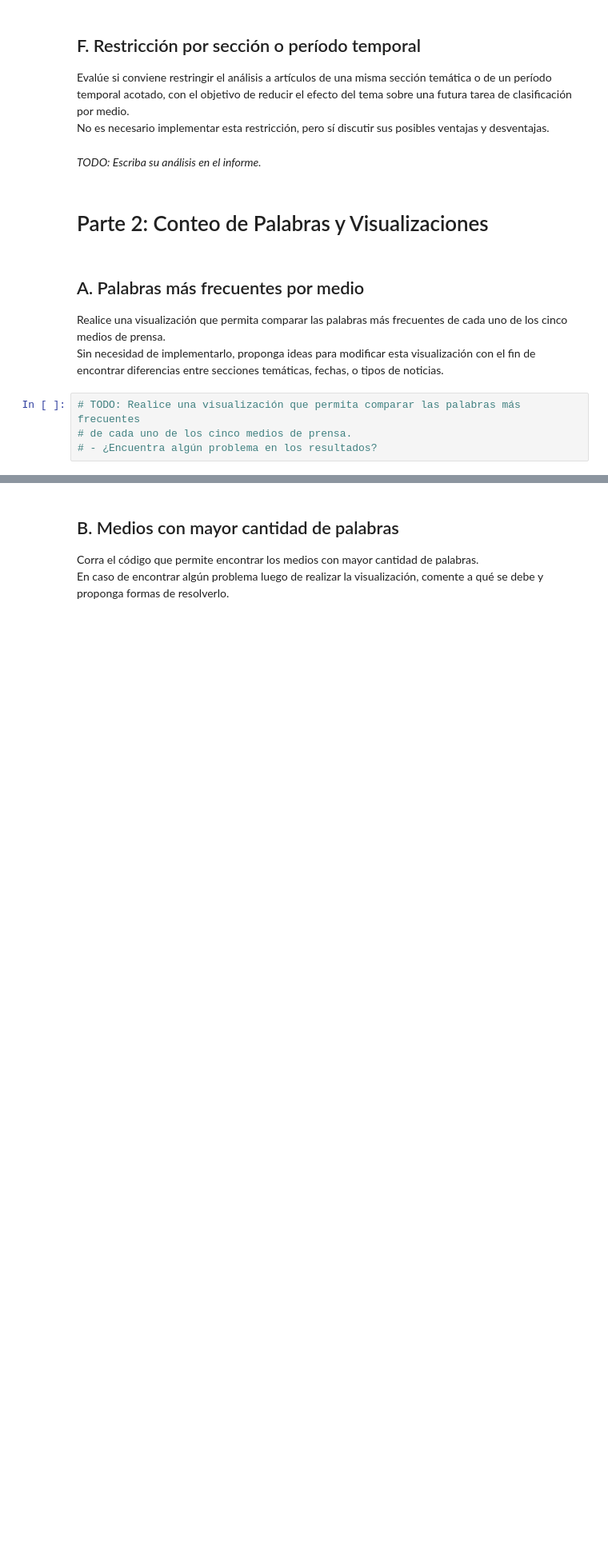
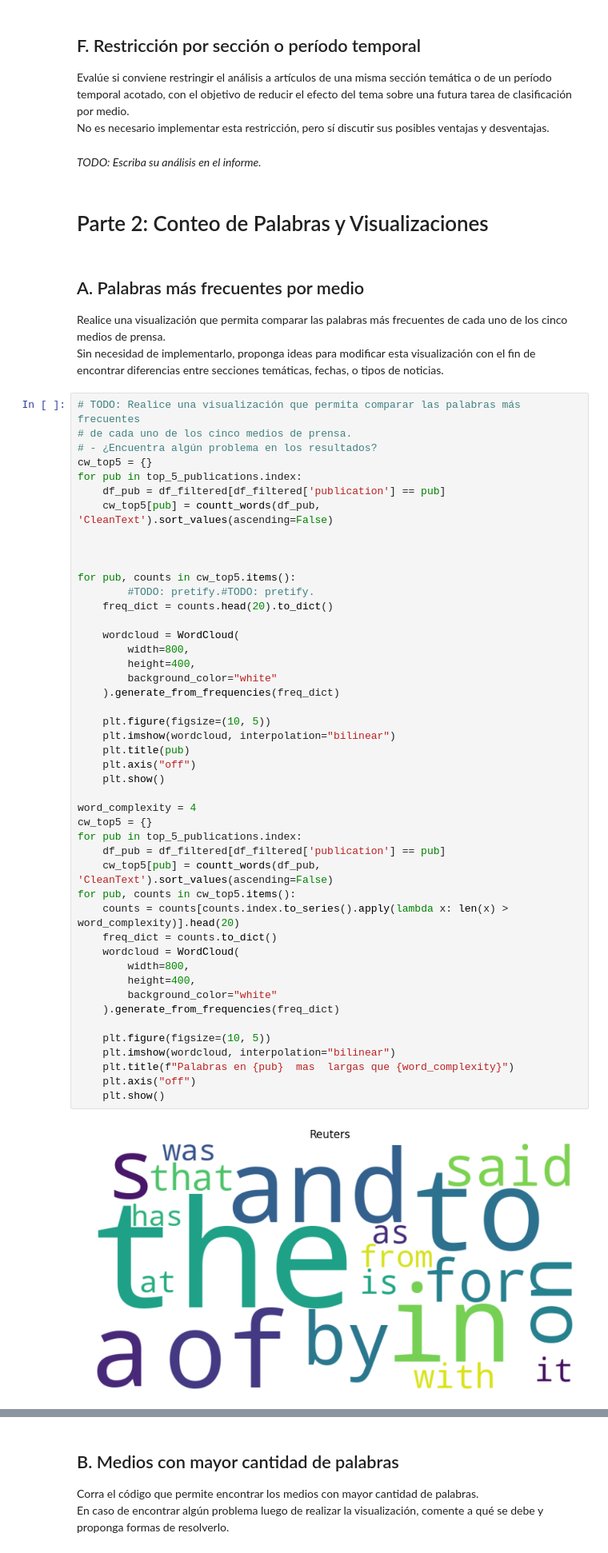
Before and after one commit to SQuincke/intro-cd-tarea-1, a Jupyter notebook: 2026_template_tarea1.ipynb, the cells around one changed output, grey strips where cells are left out. Shown at 80% size. Saved outputs shown, nothing was run; the diff lists cells and outputs as text; blank space fills up the shorter version.

```diff
--- a/2026_template_tarea1.ipynb
+++ b/2026_template_tarea1.ipynb
@@ -532,4 +533,48 @@ Sin necesidad de implementarlo, proponga ideas para modificar esta visualizació
 # %%
 # TODO: Realice una visualización que permita comparar las palabras más frecuentes
 # de cada uno de los cinco medios de prensa.
 # - ¿Encuentra algún problema en los resultados?
+cw_top5 = {}
+for pub in top_5_publications.index:
+    df_pub = df_filtered[df_filtered['publication'] == pub]
+    cw_top5[pub] = countt_words(df_pub, 'CleanText').sort_values(ascending=False)
+
+
+
+for pub, counts in cw_top5.items():
+        #TODO: pretify.#TODO: pretify.
+    freq_dict = counts.head(20).to_dict()
+
+    wordcloud = WordCloud(
+        width=800,
+        height=400,
+        background_color="white"
+    ).generate_from_frequencies(freq_dict)
+
+    plt.figure(figsize=(10, 5))
+    plt.imshow(wordcloud, interpolation="bilinear")
+    plt.title(pub)
+    plt.axis("off")
+    plt.show()
+
+word_complexity = 4
+cw_top5 = {}
+for pub in top_5_publications.index:
+    df_pub = df_filtered[df_filtered['publication'] == pub]
+    cw_top5[pub] = countt_words(df_pub, 'CleanText').sort_values(ascending=False)
+for pub, counts in cw_top5.items():
+    counts = counts[counts.index.to_series().apply(lambda x: len(x) > word_complexity)].head(20)
+    freq_dict = counts.to_dict()
+    wordcloud = WordCloud(
+        width=800,
+        height=400,
+        background_color="white"
+    ).generate_from_frequencies(freq_dict)
+
+    plt.figure(figsize=(10, 5))
+    plt.imshow(wordcloud, interpolation="bilinear")
+    plt.title(f"Palabras en {pub}  mas  largas que {word_complexity}")
+    plt.axis("off")
+    plt.show()
+# %% [output]
+[figure, added]
```
Also changed, not shown: parts of 3 cells of this notebook.
